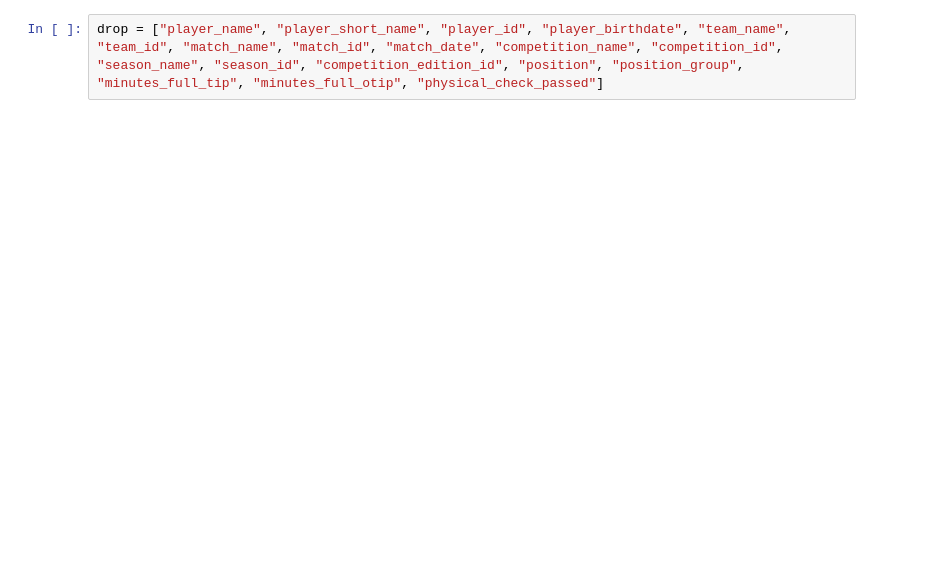
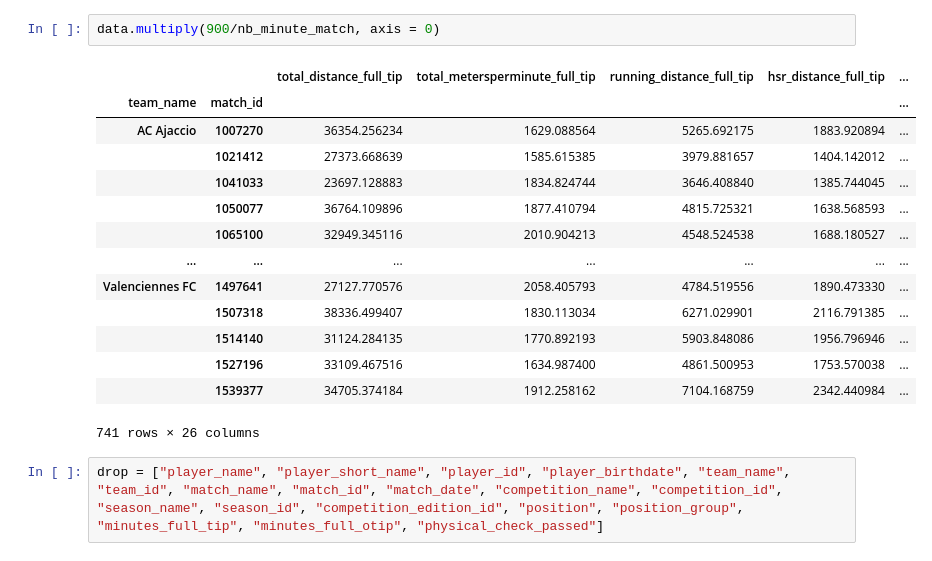
Before and after one commit to Nathan7128/Stage-CF63, a Jupyter notebook: Skill Corner/test.ipynb, the cells around one changed output. Saved outputs shown, nothing was run; the diff lists cells and outputs as text; blank space fills up the shorter version.

```diff
--- a/Skill Corner/test.ipynb
+++ b/Skill Corner/test.ipynb
@@ -82,2 +77,19 @@ pressure_data.to_excel("test.xlsx", header = True, index = True)
+# %%
+data.multiply(900/nb_minute_match, axis = 0)
+# %% [output]
+|  |  | total_distance_full_tip | total_metersperminute_full_tip | running_distance_full_tip | hsr_distance_full_tip | ... |
+| team_name | match_id |  |  |  |  | ... |
+| AC Ajaccio | 1007270 | 36354.256234 | 1629.088564 | 5265.692175 | 1883.920894 | ... |
+|  | 1021412 | 27373.668639 | 1585.615385 | 3979.881657 | 1404.142012 | ... |
+|  | 1041033 | 23697.128883 | 1834.824744 | 3646.408840 | 1385.744045 | ... |
+|  | 1050077 | 36764.109896 | 1877.410794 | 4815.725321 | 1638.568593 | ... |
+|  | 1065100 | 32949.345116 | 2010.904213 | 4548.524538 | 1688.180527 | ... |
+| ... | ... | ... | ... | ... | ... | ... |
+| Valenciennes FC | 1497641 | 27127.770576 | 2058.405793 | 4784.519556 | 1890.473330 | ... |
+|  | 1507318 | 38336.499407 | 1830.113034 | 6271.029901 | 2116.791385 | ... |
+|  | 1514140 | 31124.284135 | 1770.892193 | 5903.848086 | 1956.796946 | ... |
+|  | 1527196 | 33109.467516 | 1634.987400 | 4861.500953 | 1753.570038 | ... |
+|  | 1539377 | 34705.374184 | 1912.258162 | 7104.168759 | 2342.440984 | ... |
+741 rows × 26 columns
 # %%
 drop = ["player_name", "player_short_name", "player_id", "player_birthdate", "team_name", "team_id", "match_name", "match_id", "match_date", "competition_name", "competition_id", "season_name", "season_id", "competition_edition_id", "position", "position_group", "minutes_full_tip", "minutes_full_otip", "physical_check_passed"]
```
Also changed, not shown: parts of 9 cells of this notebook, 39 other files.
